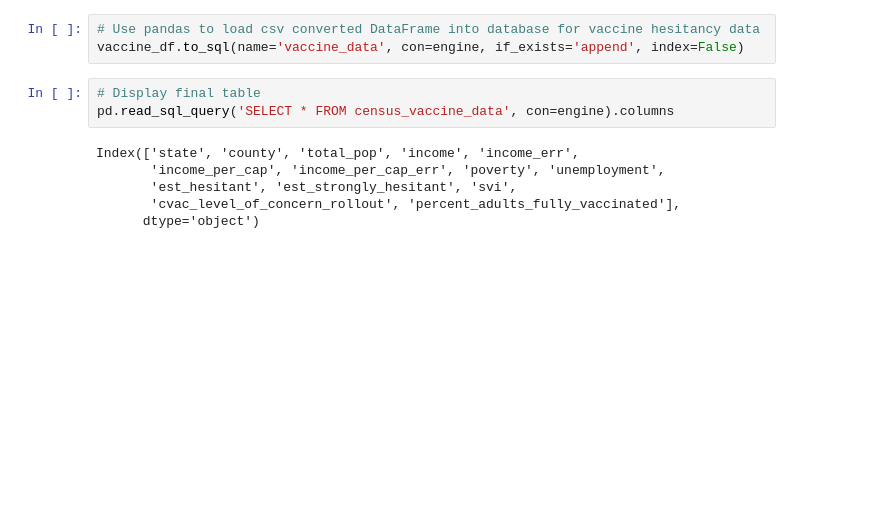
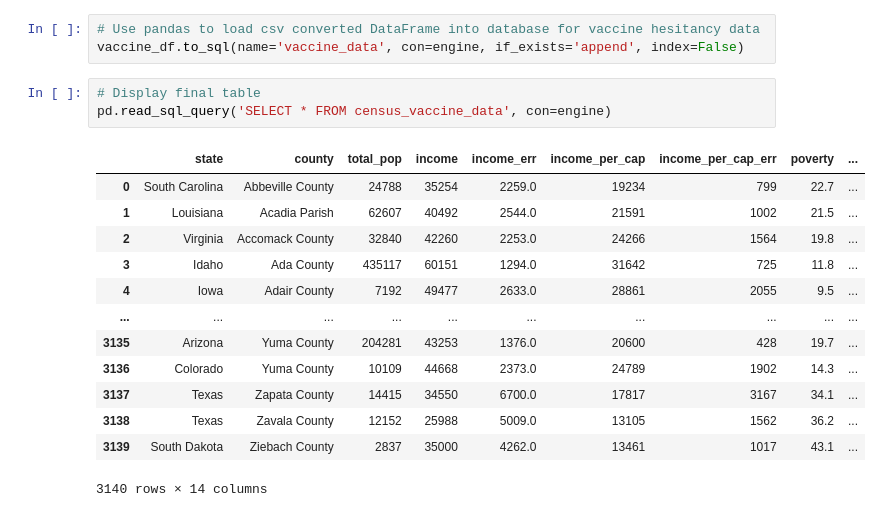
Before and after one commit to Annaolivia5/COVID-19-Vaccine-Hesitancy-Dataset, a Jupyter notebook: data_ETL.ipynb, the cells around one changed output. Drawn from its saved outputs; the diff is of its cells as text; blank space fills up the shorter version.

```diff
--- a/data_ETL.ipynb
+++ b/data_ETL.ipynb
@@ -77,10 +77,18 @@ county_df.to_sql(name='census_data', con=engine, if_exists='append', index=False
 vaccine_df.to_sql(name='vaccine_data', con=engine, if_exists='append', index=False)
 # %%
 # Display final table
-pd.read_sql_query('SELECT * FROM census_vaccine_data', con=engine).columns
+pd.read_sql_query('SELECT * FROM census_vaccine_data', con=engine)
 # %% [output]
+|  | state | county | total_pop | income | income_err | income_per_cap | income_per_cap_err | poverty | ... |
+| 0 | South Carolina | Abbeville County | 24788 | 35254 | 2259.0 | 19234 | 799 | 22.7 | ... |
+| 1 | Louisiana | Acadia Parish | 62607 | 40492 | 2544.0 | 21591 | 1002 | 21.5 | ... |
+| 2 | Virginia | Accomack County | 32840 | 42260 | 2253.0 | 24266 | 1564 | 19.8 | ... |
+| 3 | Idaho | Ada County | 435117 | 60151 | 1294.0 | 31642 | 725 | 11.8 | ... |
+| 4 | Iowa | Adair County | 7192 | 49477 | 2633.0 | 28861 | 2055 | 9.5 | ... |
+| ... | ... | ... | ... | ... | ... | ... | ... | ... | ... |
+| 3135 | Arizona | Yuma County | 204281 | 43253 | 1376.0 | 20600 | 428 | 19.7 | ... |
+| 3136 | Colorado | Yuma County | 10109 | 44668 | 2373.0 | 24789 | 1902 | 14.3 | ... |
+| 3137 | Texas | Zapata County | 14415 | 34550 | 6700.0 | 17817 | 3167 | 34.1 | ... |
+| 3138 | Texas | Zavala County | 12152 | 25988 | 5009.0 | 13105 | 1562 | 36.2 | ... |
+| 3139 | South Dakota | Ziebach County | 2837 | 35000 | 4262.0 | 13461 | 1017 | 43.1 | ... |
-Index(['state', 'county', 'total_pop', 'income', 'income_err',
-       'income_per_cap', 'income_per_cap_err', 'poverty', 'unemployment',
-       'est_hesitant', 'est_strongly_hesitant', 'svi',
-       'cvac_level_of_concern_rollout', 'percent_adults_fully_vaccinated'],
-      dtype='object')
+3140 rows × 14 columns
```
Also changed, not shown: parts of 1 cell of this notebook, 1 other file.
